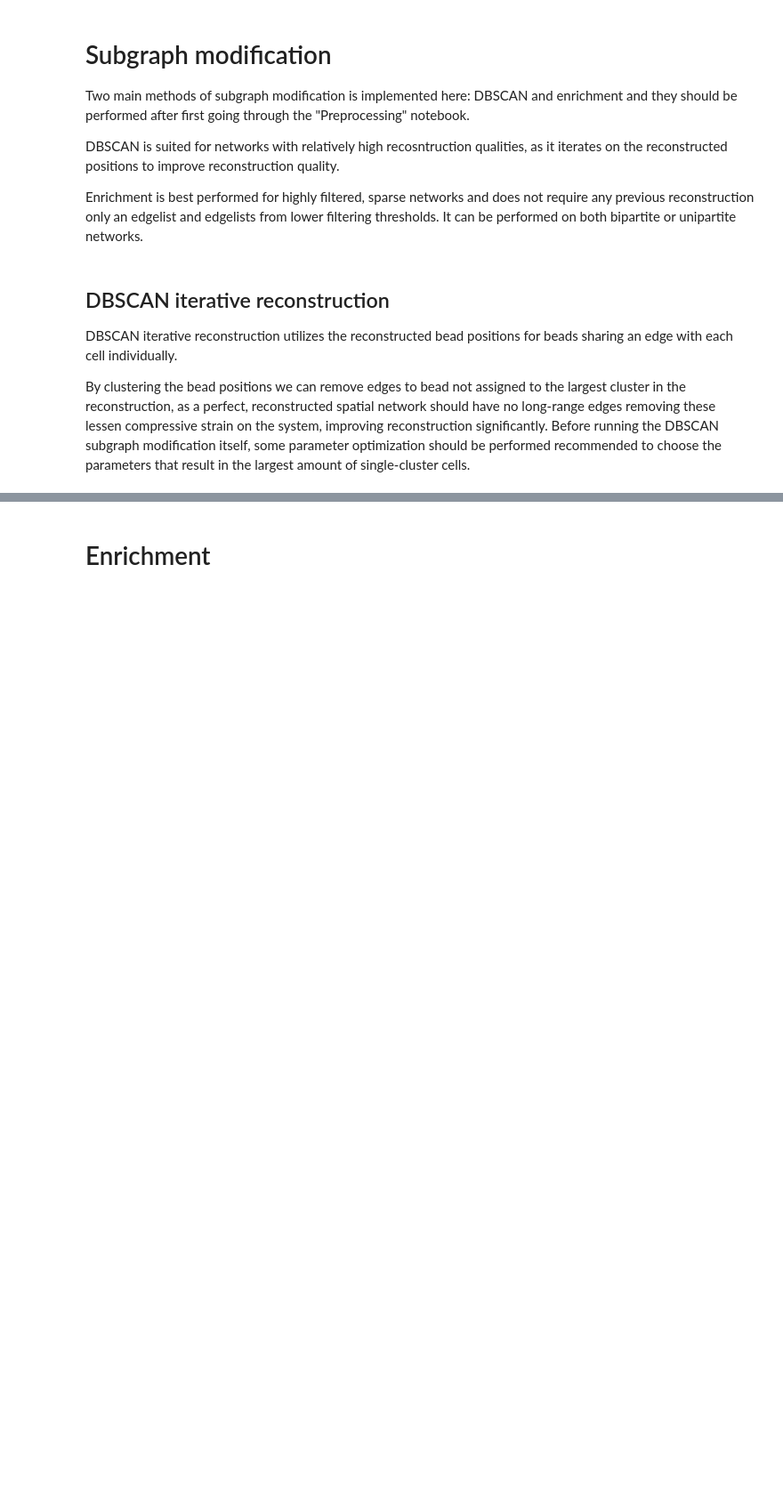
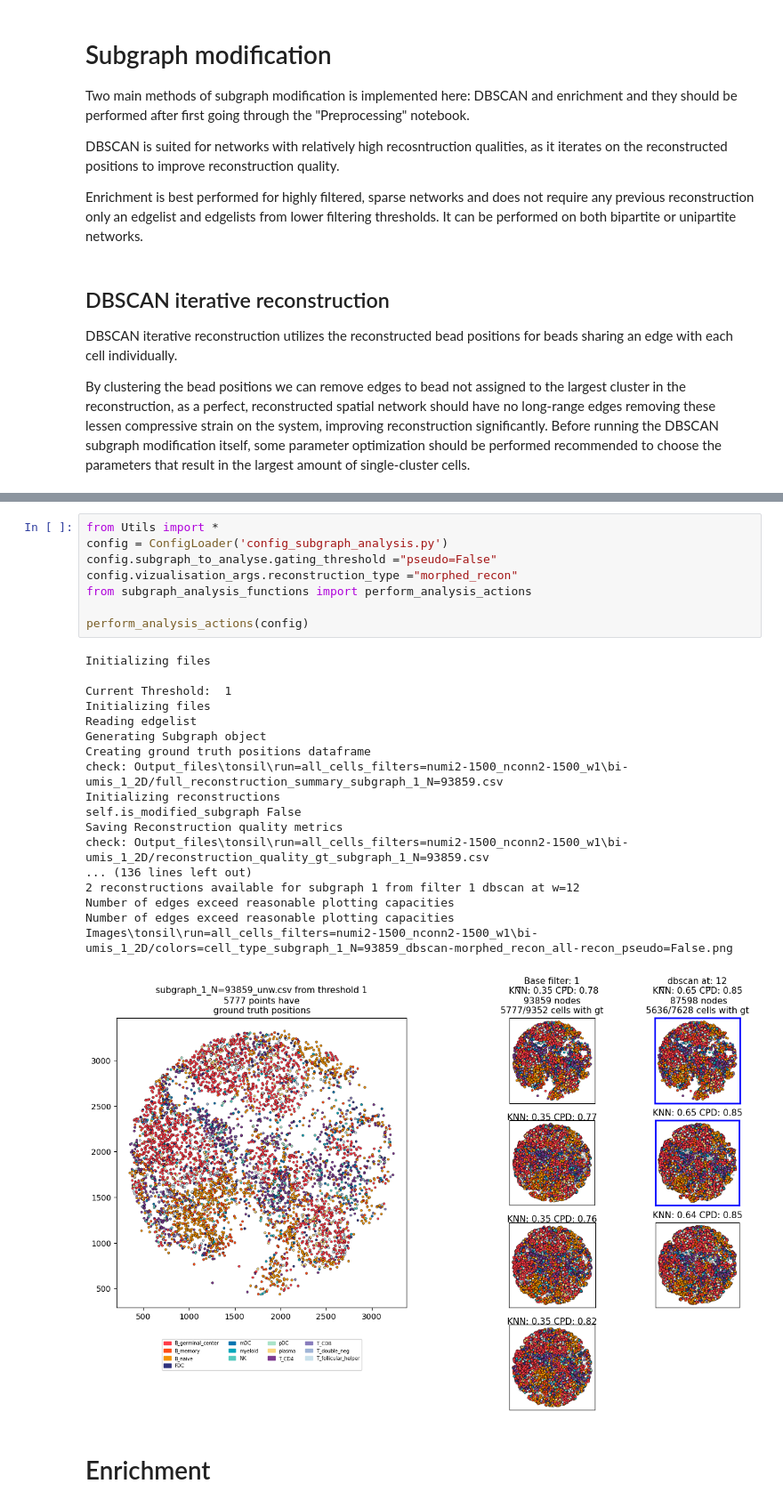
Before and after one commit to molecular-programming-group/Hidden_network_Slide_tags, a Jupyter notebook: _subgraph_modification.ipynb, the cells around one changed output, grey strips where cells are left out. Shown at 89% size. Saved outputs shown, nothing was run; the diff lists cells and outputs as text; blank space fills up the shorter version.

```diff
--- a/_subgraph_modification.ipynb
+++ b/_subgraph_modification.ipynb
@@ -53,2 +118,29 @@ perform_dbscan_gated_double_reconstruction(config)
+# %%
+from Utils import *
+config = ConfigLoader('config_subgraph_analysis.py')
+config.subgraph_to_analyse.gating_threshold ="pseudo=False"
+config.vizualisation_args.reconstruction_type ="morphed_recon"
+from subgraph_analysis_functions import perform_analysis_actions
+
+perform_analysis_actions(config)
+# %% [output]
+Initializing files
+
+Current Threshold:  1
+Initializing files
+Reading edgelist
+Generating Subgraph object
+Creating ground truth positions dataframe
+check: Output_files\tonsil\run=all_cells_filters=numi2-1500_nconn2-1500_w1\bi-umis_1_2D/full_reconstruction_summary_subgraph_1_N=93859.csv
+Initializing reconstructions
+self.is_modified_subgraph False
+Saving Reconstruction quality metrics
+check: Output_files\tonsil\run=all_cells_filters=numi2-1500_nconn2-1500_w1\bi-umis_1_2D/reconstruction_quality_gt_subgraph_1_N=93859.csv
+... (136 lines left out)
+2 reconstructions available for subgraph 1 from filter 1 dbscan at w=12
+Number of edges exceed reasonable plotting capacities
+Number of edges exceed reasonable plotting capacities
+Images\tonsil\run=all_cells_filters=numi2-1500_nconn2-1500_w1\bi-umis_1_2D/colors=cell_type_subgraph_1_N=93859_dbscan-morphed_recon_all-recon_pseudo=False.png
+[figure, added]
 # %% [markdown]
 # Enrichment
```
Also changed, not shown: parts of 2 cells of this notebook, 4 other files.
